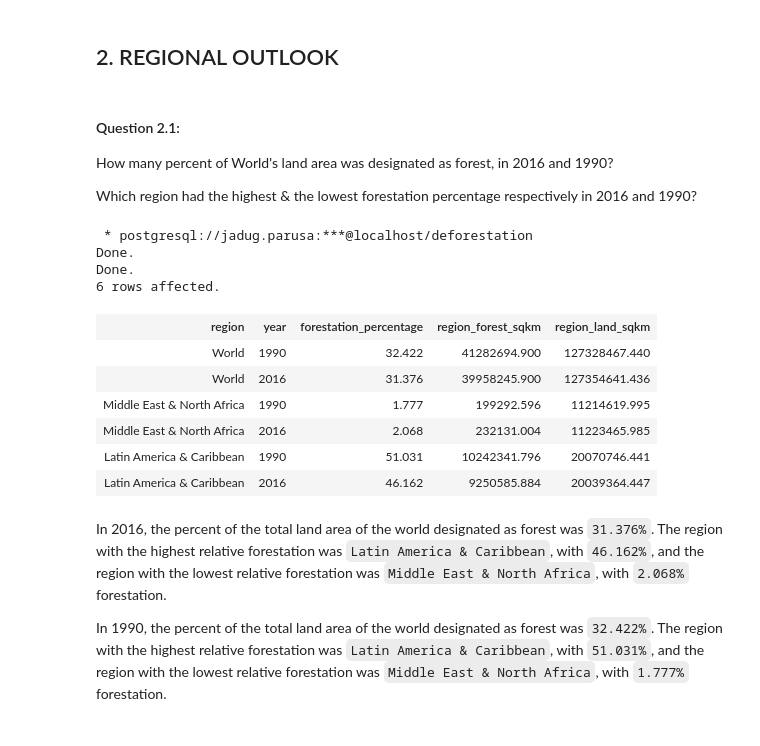
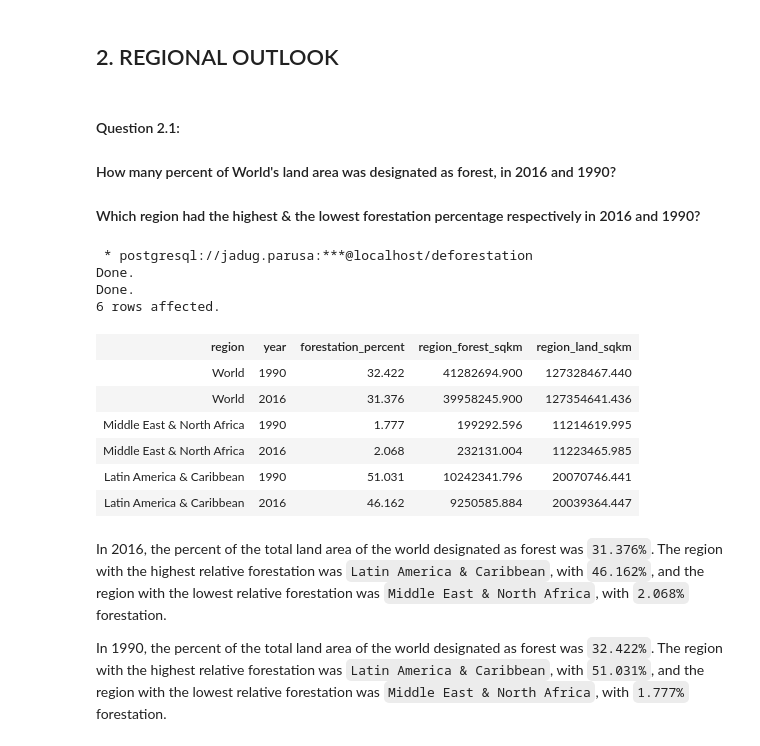
Before and after one commit to jadugnap/sql-exploration-analysis, a Jupyter notebook: deforestation.ipynb, the cells around one changed output. Cells and saved outputs as stored; diff of their text form; code cells hidden in the pictures.

```diff
--- a/deforestation.ipynb
+++ b/deforestation.ipynb
@@ -150,9 +153,8 @@ The forest area lost over this time period is slightly more than the entire land
 ## 2. REGIONAL OUTLOOK
 # %% [markdown]
 #### Question 2.1:
-How many percent of World's land area was designated as forest, in 2016 and 1990?
-
-Which region had the highest & the lowest forestation percentage respectively in 2016 and 1990?
+#### How many percent of World's land area was designated as forest, in 2016 and 1990?
+#### Which region had the highest & the lowest forestation percentage respectively in 2016 and 1990?
 # %%
 %%sql
 -- # filter year (1990 or 2016), calculate (forest area, land area, and percentage),
@@ -163,7 +165,7 @@ CREATE VIEW region_forestation AS (
     SELECT
         region,
         year,
-        ROUND(100 * SUM(forest_area_sqkm) / SUM(total_area_sqkm), 3) AS forestation_percentage,
+        ROUND(100 * SUM(forest_area_sqkm) / SUM(total_area_sqkm), 3) AS forestation_percent,
         ROUND(SUM(forest_area_sqkm),3) AS region_forest_sqkm,
         ROUND(SUM(total_area_sqkm),3) AS region_land_sqkm
     FROM
@@ -171,8 +173,8 @@ CREATE VIEW region_forestation AS (
     WHERE
         year = 2016
         OR year = 1990
-        AND forest_area_sqkm > 0 -- excluding countries having empty forest_area_sqkm
-        AND total_area_sqkm > 0 -- excluding countries having empty total_area_sqkm
+        AND COALESCE(forest_area_sqkm,0) > 0 -- excluding countries having empty forest_area_sqkm
+        AND COALESCE(total_area_sqkm,0) > 0 -- excluding countries having empty total_area_sqkm
     GROUP BY 1,2
     ORDER BY 2, 3 DESC
 );
@@ -182,34 +184,34 @@ world_forestation AS (
 ),
 highest_2016 AS (
     SELECT * FROM region_forestation WHERE year = 2016 ORDER BY 3 DESC LIMIT 1
 ),
 lowest_2016 AS (
     SELECT * FROM region_forestation WHERE year = 2016 ORDER BY 3 LIMIT 1
 ),
 highest_1990 AS (
     SELECT * FROM region_forestation WHERE year = 1990 ORDER BY 3 DESC LIMIT 1
 ),
 lowest_1990 AS (
     SELECT * FROM region_forestation WHERE year = 1990 ORDER BY 3 LIMIT 1
 )
 
 SELECT * FROM world_forestation
 UNION
 SELECT * FROM highest_2016
 UNION
 SELECT * FROM lowest_2016
 UNION
 SELECT * FROM highest_1990
 UNION
 SELECT * FROM lowest_1990
 
 ORDER BY 1 DESC,2
 # %% [output]
  * postgresql://jadug.parusa:***@localhost/deforestation
 Done.
 Done.
 6 rows affected.
-| region | year | forestation_percentage | region_forest_sqkm | region_land_sqkm |
+| region | year | forestation_percent | region_forest_sqkm | region_land_sqkm |
 | World | 1990 | 32.422 | 41282694.900 | 127328467.440 |
 | World | 2016 | 31.376 | 39958245.900 | 127354641.436 |
 | Middle East & North Africa | 1990 | 1.777 | 199292.596 | 11214619.995 |
```
Also changed, not shown: parts of 22 cells of this notebook.
